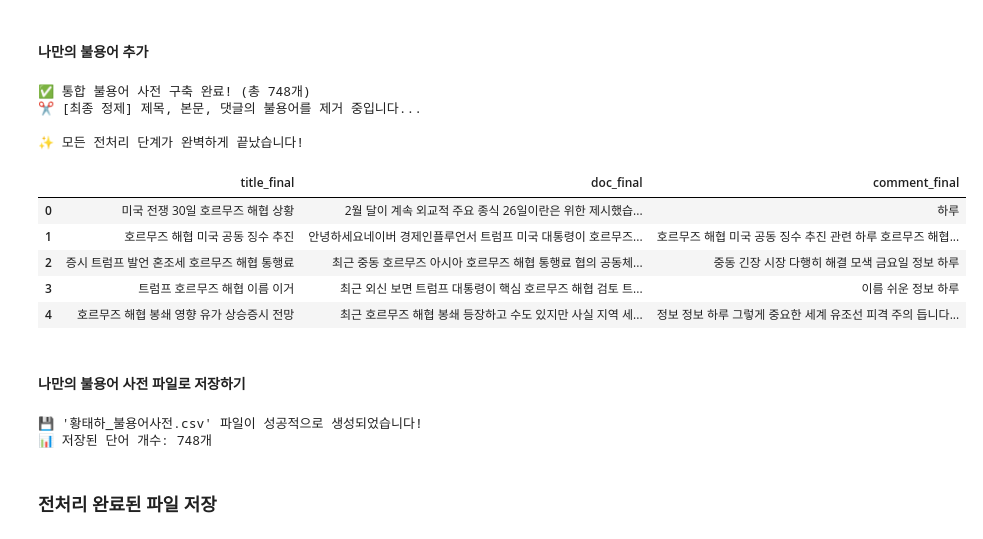
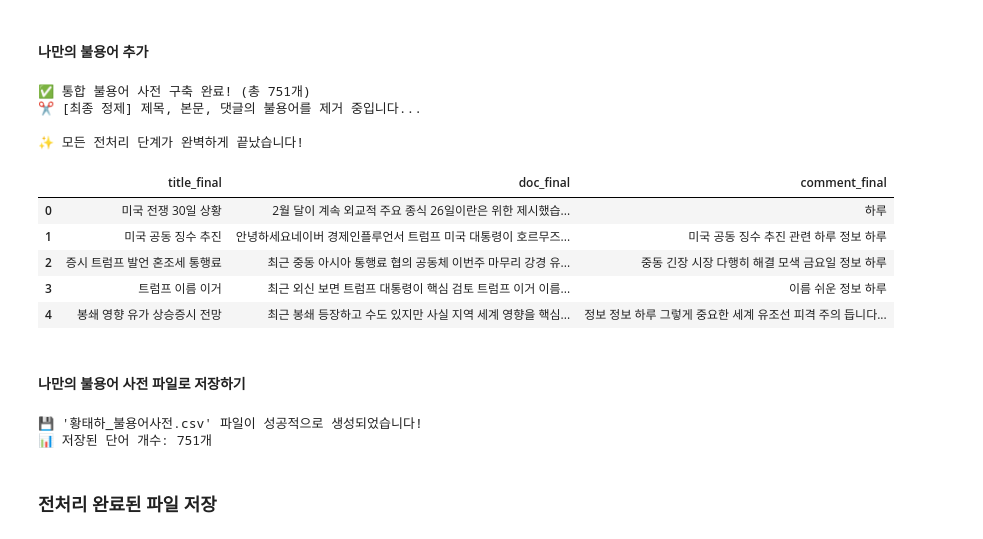
Before and after one commit to taehatae/Crawling_practice, a Jupyter notebook: 중간고사팀프로젝트/중간고사팀프로젝트_황태하_신형진.ipynb, the cells around one changed output. Cells and saved outputs as stored; diff of their text form; code cells hidden in the pictures.

```diff
--- a/중간고사팀프로젝트/중간고사팀프로젝트_황태하_신형진.ipynb
+++ b/중간고사팀프로젝트/중간고사팀프로젝트_황태하_신형진.ipynb
@@ -683,12 +683,13 @@ print(f"🔍 정제 후 샘플: {stw[:10]}")
 # 사용자 정의 불용어 리스트 통합
 my_stopwords = [
     # 주제 고려 노이즈
-    '호르무즈', '해협', '호르무즈해협'
+    '호르무즈', '해협', '호르무즈해협',
 
     # 일반적인 분석 노이즈
     '포스팅', '블로그', '카페', '네이버', '수집', '에러', '발생', '내용없음',
     '진짜', '오늘', '이번', '경우', '때문', '정도', '하나', '생각', '우리',
     '뉴스', '공유', '출처', '댓글', '작성', '정말', '너무', '없음', '진짜',
+    '대한', '가장',
 
     # 카페 공지 및 시스템 관련 노이즈 (등급, 규정 등)
     '게시판', '안내', '필독', '평생', '주식', '활동', '내용', '토대', '등급',
@@ -705,39 +706,39 @@ final_stopwords = set(stw + my_stopwords)
 
 print(f"✅ 통합 불용어 사전 구축 완료! (총 {len(final_stopwords)}개)")
 
 # 3. 불용어 및 한 글자 단어 제거 함수 정의
 def remove_final_stopwords(text):
     if not text or pd.isna(text):
         return ""
 
     # 띄어쓰기 단위로 분리하여 필터링
     # 조건: 2글자 이상 AND 최종 불용어 사전에 없을 것
     words = [word for word in str(text).split() if len(word) > 1 and word not in final_stopwords]
 
     return ' '.join(words)
 
 # 4. 제목, 본문, 댓글 데이터에 일괄 적용
 print("✂️ [최종 정제] 제목, 본문, 댓글의 불용어를 제거 중입니다...")
 
 df_total['title_final'] = df_total['title_noun'].apply(remove_final_stopwords)
 df_total['doc_final'] = df_total['doc_noun'].apply(remove_final_stopwords)
 df_total['comment_final'] = df_total['comment_noun'].apply(remove_final_stopwords)
 
 print("\n✨ 모든 전처리 단계가 완벽하게 끝났습니다!")
 
 # 5. 결과 샘플 확인 (정제된 3개 컬럼 확인)
 display(df_total[['title_final', 'doc_final', 'comment_final']].head())
 # %% [output]
-✅ 통합 불용어 사전 구축 완료! (총 748개)
+✅ 통합 불용어 사전 구축 완료! (총 751개)
 ✂️ [최종 정제] 제목, 본문, 댓글의 불용어를 제거 중입니다...
 
 ✨ 모든 전처리 단계가 완벽하게 끝났습니다!
 |  | title_final | doc_final | comment_final |
-| 0 | 미국 전쟁 30일 호르무즈 해협 상황 | 2월 달이 계속 외교적 주요 종식 26일이란은 위한 제시했습... | 하루 |
-| 1 | 호르무즈 해협 미국 공동 징수 추진 | 안녕하세요네이버 경제인플루언서 트럼프 미국 대통령이 호르무즈... | 호르무즈 해협 미국 공동 징수 추진 관련 하루 호르무즈 해협... |
-| 2 | 증시 트럼프 발언 혼조세 호르무즈 해협 통행료 | 최근 중동 호르무즈 아시아 호르무즈 해협 통행료 협의 공동체... | 중동 긴장 시장 다행히 해결 모색 금요일 정보 하루 |
-| 3 | 트럼프 호르무즈 해협 이름 이거 | 최근 외신 보면 트럼프 대통령이 핵심 호르무즈 해협 검토 트... | 이름 쉬운 정보 하루 |
-| 4 | 호르무즈 해협 봉쇄 영향 유가 상승증시 전망 | 최근 호르무즈 해협 봉쇄 등장하고 수도 있지만 사실 지역 세... | 정보 정보 하루 그렇게 중요한 세계 유조선 피격 주의 듭니다... |
+| 0 | 미국 전쟁 30일 상황 | 2월 달이 계속 외교적 주요 종식 26일이란은 위한 제시했습... | 하루 |
+| 1 | 미국 공동 징수 추진 | 안녕하세요네이버 경제인플루언서 트럼프 미국 대통령이 호르무즈... | 미국 공동 징수 추진 관련 하루 정보 하루 |
+| 2 | 증시 트럼프 발언 혼조세 통행료 | 최근 중동 아시아 통행료 협의 공동체 이번주 마무리 강경 유... | 중동 긴장 시장 다행히 해결 모색 금요일 정보 하루 |
+| 3 | 트럼프 이름 이거 | 최근 외신 보면 트럼프 대통령이 핵심 검토 트럼프 이거 이름... | 이름 쉬운 정보 하루 |
+| 4 | 봉쇄 영향 유가 상승증시 전망 | 최근 봉쇄 등장하고 수도 있지만 사실 지역 세계 영향을 핵심... | 정보 정보 하루 그렇게 중요한 세계 유조선 피격 주의 듭니다... |
 # %% [markdown]
 #### 나만의 불용어 사전 파일로 저장하기
 # %%
@@ -759,7 +760,7 @@ print(f"📊 저장된 단어 개수: {len(df_stopwords)}개")
 # final_stopwords = set(saved_st)
 # %% [output]
 💾 '황태하_불용어사전.csv' 파일이 성공적으로 생성되었습니다!
-📊 저장된 단어 개수: 748개
+📊 저장된 단어 개수: 751개
 # %% [markdown]
 ### 전처리 완료된 파일 저장
 # %%
```
Also changed, not shown: parts of 5 cells of this notebook, 3 other files.
